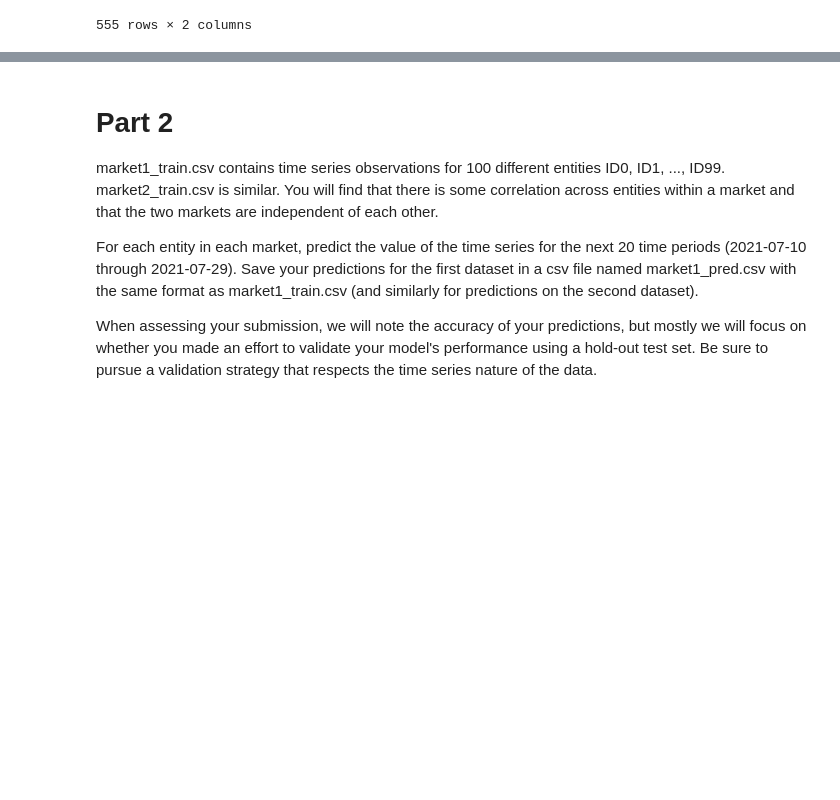
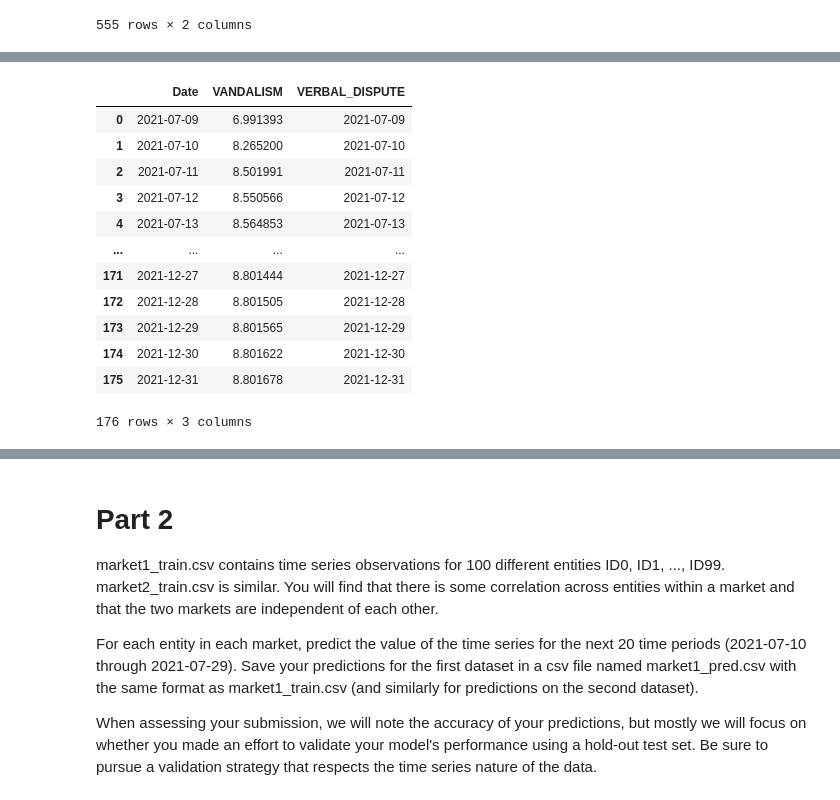
Before and after one commit to Rakib-Ul-Haque/Crime_and_market_data_analysis, a Jupyter notebook: coding_exercise.ipynb, the cells around one changed output, grey strips where cells are left out. Drawn from its saved outputs; the diff is of its cells as text; code cells hidden in the pictures; blank space fills up the shorter version.

```diff
--- a/coding_exercise.ipynb
+++ b/coding_exercise.ipynb
@@ -254,0 +294,5 @@ from statsmodels.tsa.arima_model import ARIMA
+# %%
+# training for VANDALISM
+model= ARIMA(indexed_VANDALISM['Counts'], order=(2,0,1))
+model=model.fit()
+model.summary()
@@ -255,6 +318,7 @@ from statsmodels.tsa.arima_model import ARIMA
 # %%
+# Creating testing data sets
 for_range = pd.date_range('2021-07-9', periods=176, freq='D')
-for_dataset = pd.DataFrame({ 'Date': for_range})
+for_dataset = pd.DataFrame({ 'Date': for_range, 'VANDALISM': for_range, 'VERBAL_DISPUTE': for_range})
 
 print (for_dataset)
 # %% [output]
@@ -274,0 +339,4 @@ print (for_dataset)
+# %%
+# Testing for VANDALISM
+pred_VANDALISM =model.predict(start=len(indexed_VANDALISM['Counts']),end=(len(indexed_VANDALISM['Counts'])+len(for_dataset['Date'])-1),typ='levels')
+print(pred_VANDALISM )
@@ -274,0 +356,19 @@ print (for_dataset)
+# %%
+#inserting VANDALISM into dataframe for final output
+predicted_VANDALISM_dic=pred_VANDALISM.to_dict()
+for_dataset["VANDALISM"]=for_dataset["VANDALISM"].map(predicted_VANDALISM_dic)
+for_dataset
+# %% [output]
+|  | Date | VANDALISM | VERBAL_DISPUTE |
+| 0 | 2021-07-09 | 6.991393 | 2021-07-09 |
+| 1 | 2021-07-10 | 8.265200 | 2021-07-10 |
+| 2 | 2021-07-11 | 8.501991 | 2021-07-11 |
+| 3 | 2021-07-12 | 8.550566 | 2021-07-12 |
+| 4 | 2021-07-13 | 8.564853 | 2021-07-13 |
+| ... | ... | ... | ... |
+| 171 | 2021-12-27 | 8.801444 | 2021-12-27 |
+| 172 | 2021-12-28 | 8.801505 | 2021-12-28 |
+| 173 | 2021-12-29 | 8.801565 | 2021-12-29 |
+| 174 | 2021-12-30 | 8.801622 | 2021-12-30 |
+| 175 | 2021-12-31 | 8.801678 | 2021-12-31 |
+176 rows × 3 columns
```
Also changed, not shown: parts of 22 cells of this notebook.
